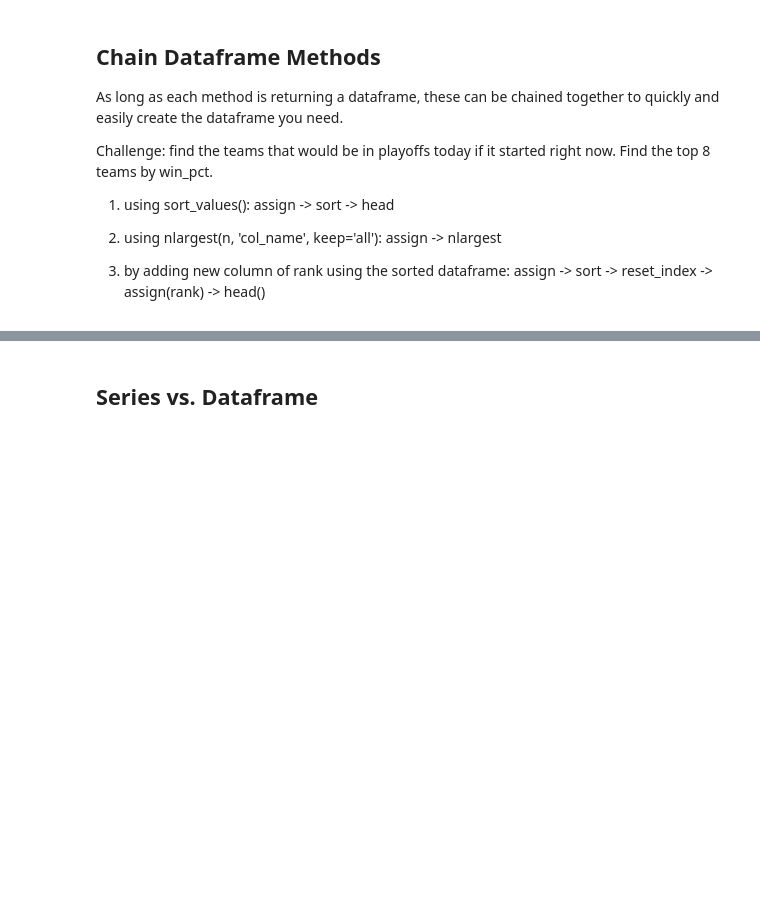
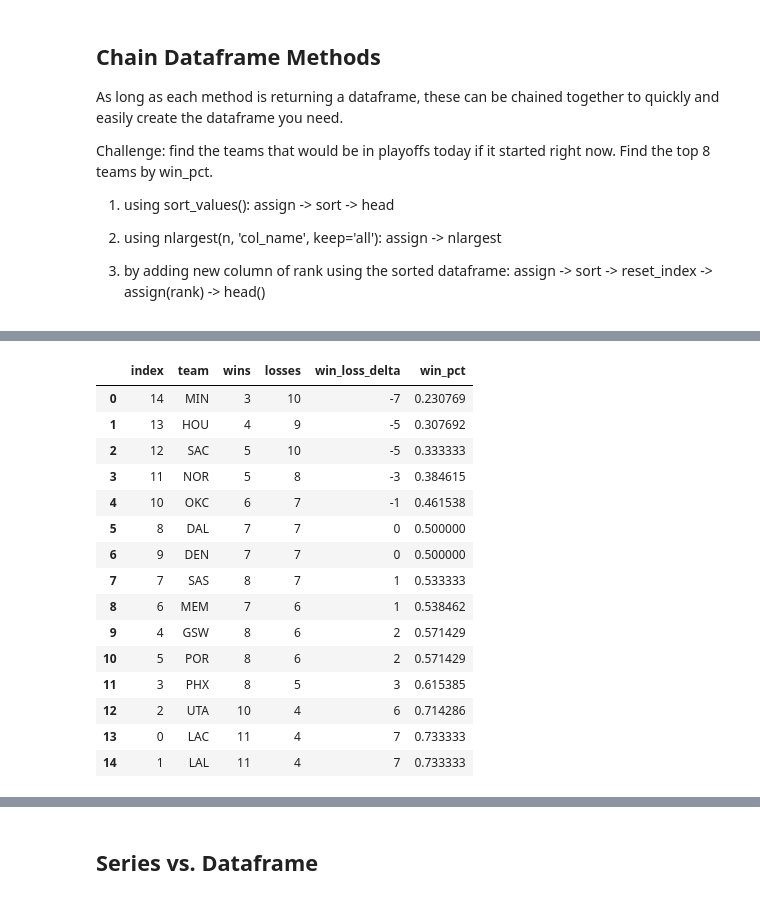
Before and after one commit to aliciag92/numpy-pandas-visualization-exercises, a Jupyter notebook: pandas_dataframes.ipynb, the cells around one changed output, grey strips where cells are left out. Cells and saved outputs as stored; diff of their text form; code cells hidden in the pictures; blank space fills up the shorter version.

Commit message:
Lesson on pandas dataframes

```diff
--- a/pandas_dataframes.ipynb
+++ b/pandas_dataframes.ipynb
@@ -286,3 +934,5 @@ Benefit of the rename method is that you don't have to list all column names, on
 `df.rename(columns={'original_name': 'new_name'})`
 # %%
 # rename columns using .rename with dictionary
+df.rename(columns={'w': 'wins', 'l': 'losses'}, inplace=True)
+df.columns
@@ -292,0 +945,3 @@ Benefit of the rename method is that you don't have to list all column names, on
+# %%
+df['win_loss_delta'] = df['wins'] - df['losses']
+df.head()
@@ -296,0 +957,10 @@ Benefit of the rename method is that you don't have to list all column names, on
+# %%
+#before doing below, drop column
+df.drop(columns=['win_loss_delta'], inplace=True)
+# %%
+# create new column using assign
+df = df.assign(win_loss_delta = df['wins'] - df['losses'])
+#useful for chaining methods together
+#useful to also assign multiple columns
+
+df.head()
@@ -316,0 +1118,23 @@ Challenge: find the teams that would be in playoffs today if it started right no
+# %%
+#find the lowest win_pct
+(df.assign(win_pct = df.wins/(df.wins + df.losses))
+    .sort_values(by='win_pct', ascending = True)
+    .reset_index() #moves original index into the columns
+)
+# %% [output]
+|  | index | team | wins | losses | win_loss_delta | win_pct |
+| 0 | 14 | MIN | 3 | 10 | -7 | 0.230769 |
+| 1 | 13 | HOU | 4 | 9 | -5 | 0.307692 |
+| 2 | 12 | SAC | 5 | 10 | -5 | 0.333333 |
+| 3 | 11 | NOR | 5 | 8 | -3 | 0.384615 |
+| 4 | 10 | OKC | 6 | 7 | -1 | 0.461538 |
+| 5 | 8 | DAL | 7 | 7 | 0 | 0.500000 |
+| 6 | 9 | DEN | 7 | 7 | 0 | 0.500000 |
+| 7 | 7 | SAS | 8 | 7 | 1 | 0.533333 |
+| 8 | 6 | MEM | 7 | 6 | 1 | 0.538462 |
+| 9 | 4 | GSW | 8 | 6 | 2 | 0.571429 |
+| 10 | 5 | POR | 8 | 6 | 2 | 0.571429 |
+| 11 | 3 | PHX | 8 | 5 | 3 | 0.615385 |
+| 12 | 2 | UTA | 10 | 4 | 6 | 0.714286 |
+| 13 | 0 | LAC | 11 | 4 | 7 | 0.733333 |
+| 14 | 1 | LAL | 11 | 4 | 7 | 0.733333 |
```
Also changed, not shown: parts of 100 cells of this notebook.
